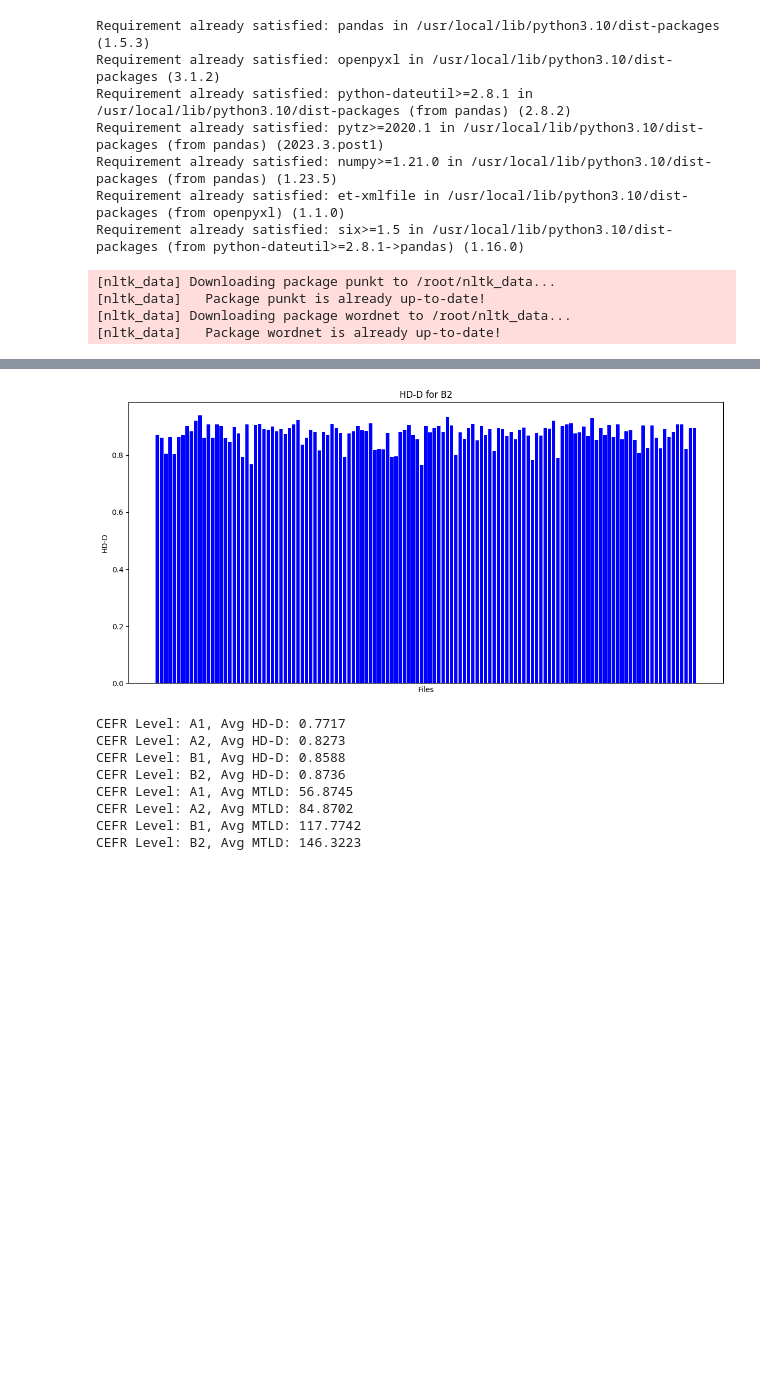
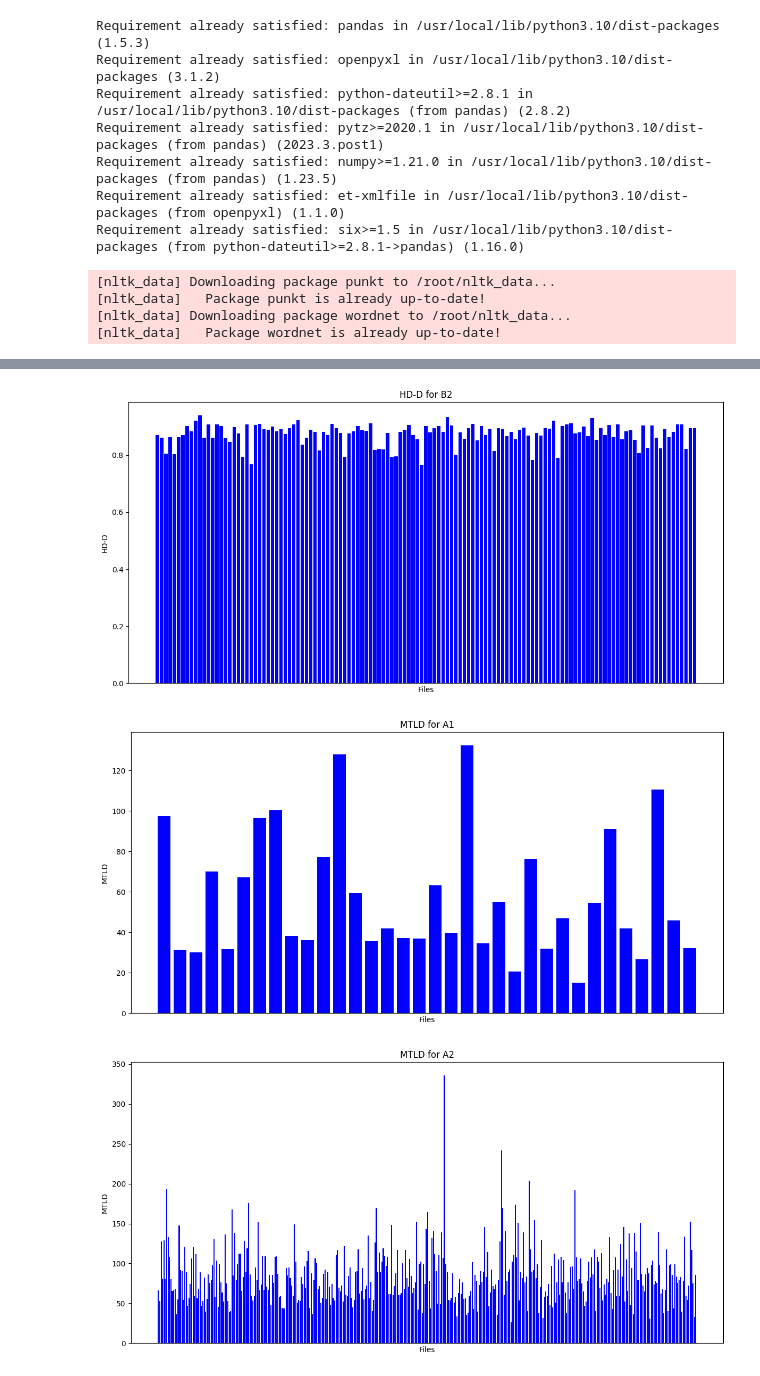
Before and after one commit to Vakhranev/MDB, a Jupyter notebook: mtld и hd для токенов.ipynb, the cells around one changed output, grey strips where cells are left out. Saved outputs shown, nothing was run; the diff lists cells and outputs as text; code cells hidden in the pictures; blank space fills up the shorter version.

```diff
--- a/mtld и hd для токенов.ipynb
+++ b/mtld и hd для токенов.ipynb
@@ -39,17 +39,16 @@ nltk.download('punkt')
 from nltk import word_tokenize
 nltk.download('wordnet')
 import matplotlib.pyplot as plt
-from collections import Counter
-from math import comb
 import pandas as pd
+from collections import defaultdict
 from lexicalrichness import LexicalRichness
 
 class MetricsCalculator:
     def __init__(self, threshold=0.8):
         self.threshold = threshold
-        self.ttr_data = {}
-        self.hd_data = {}
-        self.mtld_data = {}
+        self.hd_data = defaultdict(list)
+        self.mtld_data = defaultdict(list)
+        self.file_names = []
 
     def preprocess_text(self, text):
         text = re.sub(r'<.*?>', '', text)
@@ -68,8 +67,6 @@ class MetricsCalculator:
         for cefr_level in cefr_levels:
             cefr_dir = os.path.join(directory, cefr_level)
             if os.path.isdir(cefr_dir):
-                hd_values = []
-                mtld_values = []
                 for filename in os.listdir(cefr_dir):
                     if filename.endswith(".txt"):
                         filepath = os.path.join(cefr_dir, filename)
@@ -84,23 +81,9 @@ class MetricsCalculator:
                                 lex = LexicalRichness(text)
                                 hd = lex.hdd(draws=42)
                                 mtld = lex.mtld(threshold=0.72)
-                                hd_values.append(hd)
-                                mtld_values.append(mtld)
-                if hd_values:
-                    self.hd_data[cefr_level] = hd_values
-                if mtld_values:
-                    self.mtld_data[cefr_level] = mtld_values
-
-    def plot_metric(self, metric_data, title):
-        for cefr_level, values in metric_data.items():
-            plt.figure(figsize=(12, 6))
-            plt.bar(range(len(values)), values, color='b')
-            plt.xticks([])
-            plt.xlabel('Files')
-            plt.ylabel(title)
-            plt.title(f'{title} for {cefr_level}')
-            plt.tight_layout()
-            plt.show()
+                                self.hd_data[cefr_level].append(hd)
+                                self.mtld_data[cefr_level].append(mtld)
+                                self.file_names.append(filename)
 
     def calculate_avg_metrics(self):
         avg_hd = {}
@@ -116,21 +99,32 @@ class MetricsCalculator:
 
     def save_to_excel(self, output_path):
         data = {
+            'File Name': self.file_names,
             'CEFR Level': [],
-            'Avg HD-D': [],
-            'Avg MTLD': []
+            'HD-D': [],
+            'MTLD': []
         }
 
-        for cefr_level in self.hd_data.keys():
-            avg_hd = sum(self.hd_data[cefr_level]) / len(self.hd_data[cefr_level])
-            avg_mtld = sum(self.mtld_data[cefr_level]) / len(self.mtld_data[cefr_level])
+        avg_hd, avg_mtld = self.calculate_avg_metrics()
 
-            data['CEFR Level'].append(cefr_level)
-            data['Avg HD-D'].append(avg_hd)
-            data['Avg MTLD'].append(avg_mtld)
+        for cefr_level in avg_hd.keys():
+            data['CEFR Level'].extend([cefr_level] * len(self.hd_data[cefr_level]))
+            data['HD-D'].extend(self.hd_data[cefr_level])
+            data['MTLD'].extend(self.mtld_data[cefr_level])
 
         df = pd.DataFrame(data)
         df.to_excel(output_path, index=False)
+
+    def plot_metric(self, metric_data, title):
+        for cefr_level, values in metric_data.items():
+            plt.figure(figsize=(12, 6))
+            plt.bar(range(len(values)), values, color='b')
+            plt.xticks([])
+            plt.xlabel('Files')
+            plt.ylabel(title)
+            plt.title(f'{title} for {cefr_level}')
+            plt.tight_layout()
+            plt.show()
 
 if __name__ == "__main__":
     directory_path = "/content/Students_texts"
@@ -138,8 +132,6 @@ if __name__ == "__main__":
 
     metrics_calculator = MetricsCalculator(threshold=0.72)
     metrics_calculator.process_files(directory_path)
-
-    metrics_calculator.plot_metric(metrics_calculator.hd_data, 'HD-D')
 
     avg_hd, avg_mtld = metrics_calculator.calculate_avg_metrics()
 
@@ -150,6 +142,9 @@ if __name__ == "__main__":
         print(f"CEFR Level: {cefr_level}, Avg MTLD: {avg:.4f}")
 
     metrics_calculator.save_to_excel(output_excel_path)
+
+    metrics_calculator.plot_metric(metrics_calculator.hd_data, 'HD-D')
+    metrics_calculator.plot_metric(metrics_calculator.mtld_data, 'MTLD')
 # %% [output]
 [nltk_data] Downloading package punkt to /root/nltk_data...
 [nltk_data]   Package punkt is already up-to-date!
@@ -158,12 +161,6 @@ if __name__ == "__main__":
 [figure]
 [figure]
 [figure]
 [figure]
-CEFR Level: A1, Avg HD-D: 0.7717
-CEFR Level: A2, Avg HD-D: 0.8273
-CEFR Level: B1, Avg HD-D: 0.8588
-CEFR Level: B2, Avg HD-D: 0.8736
-CEFR Level: A1, Avg MTLD: 56.8745
-CEFR Level: A2, Avg MTLD: 84.8702
-CEFR Level: B1, Avg MTLD: 117.7742
-CEFR Level: B2, Avg MTLD: 146.3223
+[figure, added]
+[figure, added]
```
Also changed, not shown: parts of 1 cell of this notebook.
